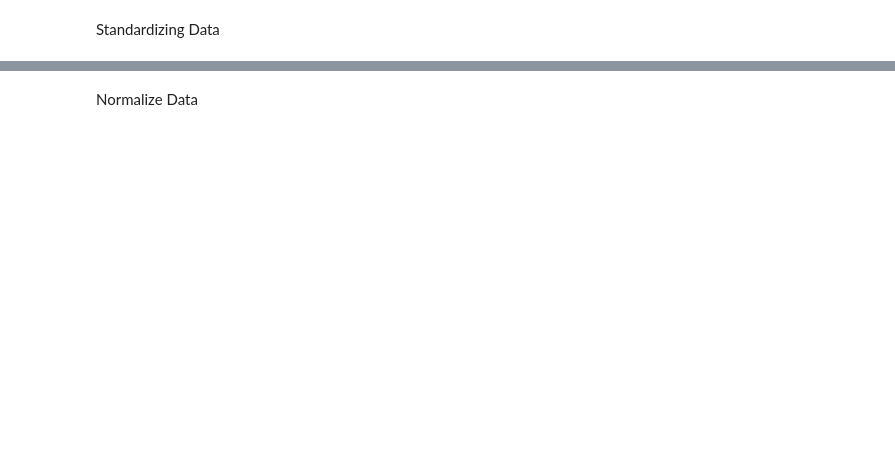
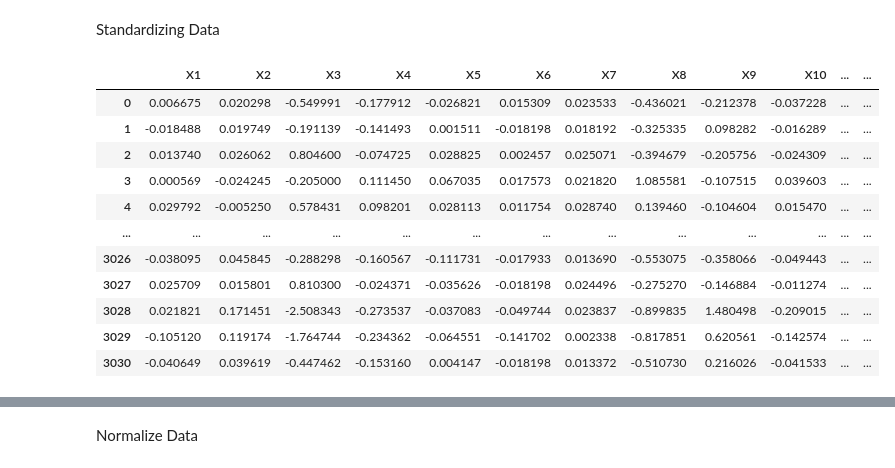
Before and after one commit to Zach-schwark/PGM_Assignment, a Jupyter notebook: Bayesian.ipynb, the cells around one changed output, grey strips where cells are left out. Cells and saved outputs as stored; diff of their text form; code cells hidden in the pictures; blank space fills up the shorter version.

```diff
--- a/Bayesian.ipynb
+++ b/Bayesian.ipynb
@@ -187,0 +105,94 @@ standardisedData = pd.DataFrame(attribute_dict)
+# %%
+data = df.dropna()
+scaler = preprocessing.StandardScaler()
+data_scaled = scaler.fit_transform(data)
+data_scaled_transposed = data_scaled.transpose()
+
+attribute_names = [
+    "X1",
+    "X2",
+    "X3",
+    "X4",
+    "X5",
+    "X6",
+    "X7",
+    "X8",
+    "X9",
+    "X10",
+    "X11",
+    "X12",
+    "X13",
+    "X14",
+    "X15",
+    "X16",
+    "X17",
+    "X18",
+    "X19",
+    "X20",
+    "X21",
+    "X22",
+    "X23",
+    "X24",
+    "X25",
+    "X26",
+    "X27",
+    "X28",
+    "X29",
+    "X30",
+    "X31",
+    "X32",
+    "X33",
+    "X34",
+    "X35",
+    "X36",
+    "X37",
+    "X38",
+    "X39",
+    "X40",
+    "X41",
+    "X42",
+    "X43",
+    "X44",
+    "X45",
+    "X46",
+    "X47",
+    "X48",
+    "X49",
+    "X50",
+    "X51",
+    "X52",
+    "X53",
+    "X54",
+    "X55",
+    "X56",
+    "X57",
+    "X58",
+    "X59",
+    "X60",
+    "X61",
+    "X62",
+    "X63",
+    "X64",
+    "class"
+]
+
+attribute_dict = {}
+
+for i in range(len(data_scaled_transposed)):
+    attribute_dict[attribute_names[i]] = data_scaled_transposed[i]
+
+standardisedData = pd.DataFrame(attribute_dict)
+standardisedData
+# %% [output]
+|  | X1 | X2 | X3 | X4 | X5 | X6 | X7 | X8 | X9 | X10 | ... | ... |
+| 0 | 0.006675 | 0.020298 | -0.549991 | -0.177912 | -0.026821 | 0.015309 | 0.023533 | -0.436021 | -0.212378 | -0.037228 | ... | ... |
+| 1 | -0.018488 | 0.019749 | -0.191139 | -0.141493 | 0.001511 | -0.018198 | 0.018192 | -0.325335 | 0.098282 | -0.016289 | ... | ... |
+| 2 | 0.013740 | 0.026062 | 0.804600 | -0.074725 | 0.028825 | 0.002457 | 0.025071 | -0.394679 | -0.205756 | -0.024309 | ... | ... |
+| 3 | 0.000569 | -0.024245 | -0.205000 | 0.111450 | 0.067035 | 0.017573 | 0.021820 | 1.085581 | -0.107515 | 0.039603 | ... | ... |
+| 4 | 0.029792 | -0.005250 | 0.578431 | 0.098201 | 0.028113 | 0.011754 | 0.028740 | 0.139460 | -0.104604 | 0.015470 | ... | ... |
+| ... | ... | ... | ... | ... | ... | ... | ... | ... | ... | ... | ... | ... |
+| 3026 | -0.038095 | 0.045845 | -0.288298 | -0.160567 | -0.111731 | -0.017933 | 0.013690 | -0.553075 | -0.358066 | -0.049443 | ... | ... |
+| 3027 | 0.025709 | 0.015801 | 0.810300 | -0.024371 | -0.035626 | -0.018198 | 0.024496 | -0.275270 | -0.146884 | -0.011274 | ... | ... |
+| 3028 | 0.021821 | 0.171451 | -2.508343 | -0.273537 | -0.037083 | -0.049744 | 0.023837 | -0.899835 | 1.480498 | -0.209015 | ... | ... |
+| 3029 | -0.105120 | 0.119174 | -1.764744 | -0.234362 | -0.064551 | -0.141702 | 0.002338 | -0.817851 | 0.620561 | -0.142574 | ... | ... |
+| 3030 | -0.040649 | 0.039619 | -0.447462 | -0.153160 | 0.004147 | -0.018198 | 0.013372 | -0.510730 | 0.216026 | -0.041533 | ... | ... |
```
Also changed, not shown: parts of 14 cells of this notebook.
